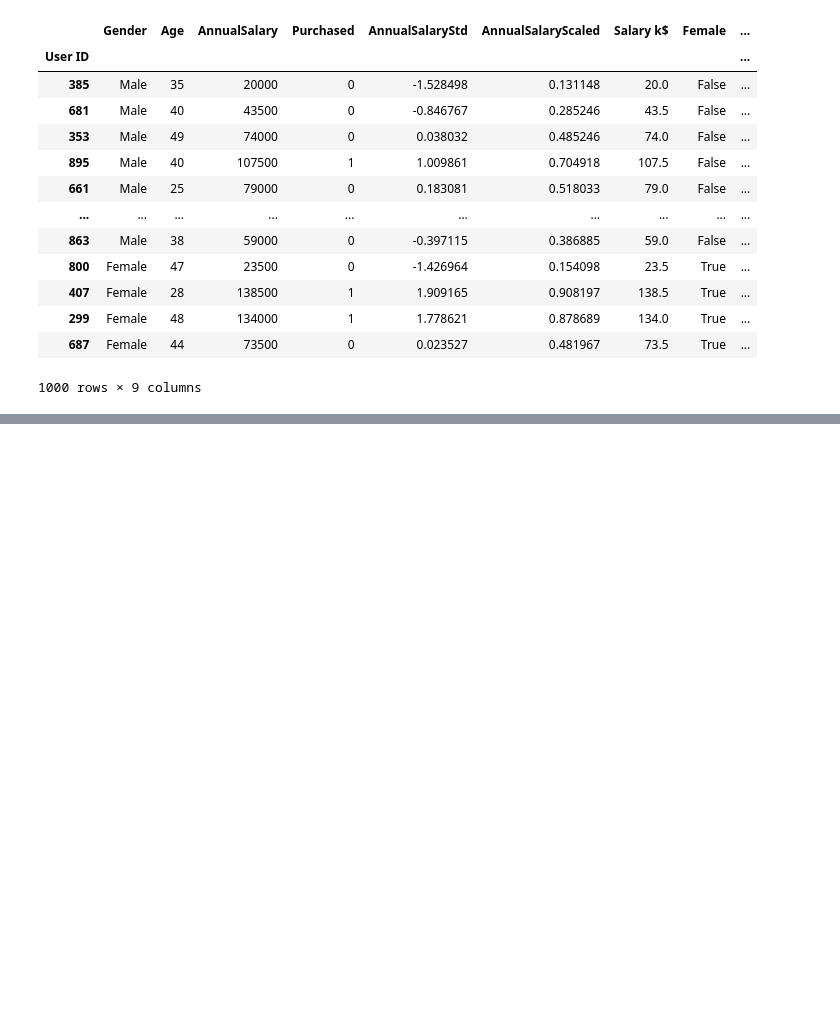
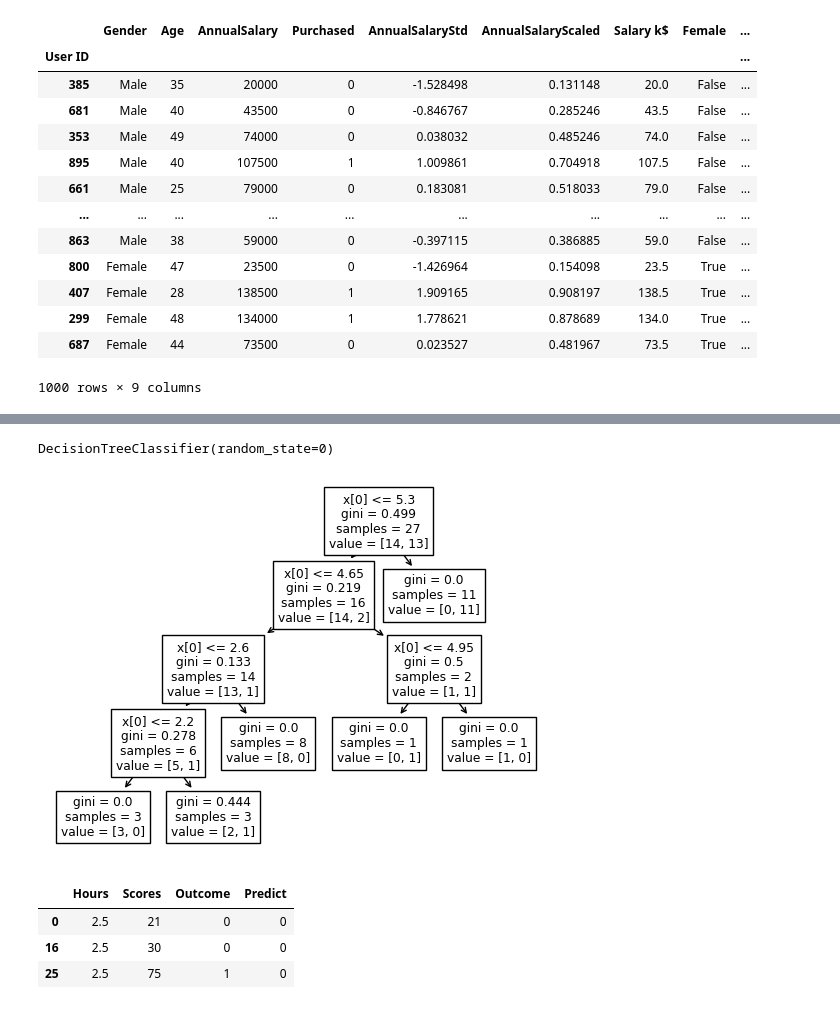
Before and after one commit to TheMarqueeGroup/JPM_DS_Oct2023, a Jupyter notebook: NotesDay3_NAMR.ipynb, the cells around one changed output, grey strips where cells are left out. Cells and saved outputs as stored; diff of their text form; code cells hidden in the pictures; blank space fills up the shorter version.

```diff
--- a/NotesDay3_NAMR.ipynb
+++ b/NotesDay3_NAMR.ipynb
@@ -347,0 +504,11 @@ df
+# %%
+df = pd.read_csv('ExData/score.csv')
+df['Outcome'] = df['Scores'].apply(lambda x: 1 if x>50 else 0)
+# df
+# %%
+X = df[['Hours']]
+y = df['Outcome']
+clf = tree.DecisionTreeClassifier(random_state=0)
+clf.fit(X,y)
+# %% [output]
+DecisionTreeClassifier(random_state=0)
@@ -347,0 +519,12 @@ df
+# %%
+tree.plot_tree(clf)
+plt.show()
+# %% [output]
+[figure, added]
+# %%
+df[df['Hours'].between(2.2, 2.6)]
+# %% [output]
+|  | Hours | Scores | Outcome | Predict |
+| 0 | 2.5 | 21 | 0 | 0 |
+| 16 | 2.5 | 30 | 0 | 0 |
+| 25 | 2.5 | 75 | 1 | 0 |
```
Also changed, not shown: parts of 50 cells of this notebook.
